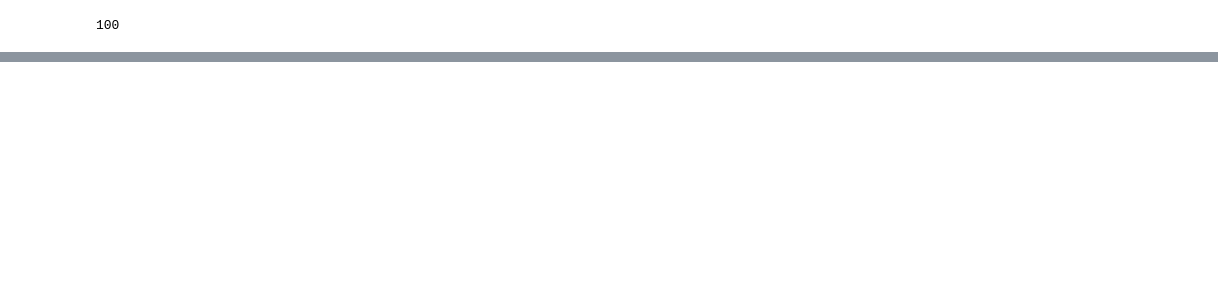
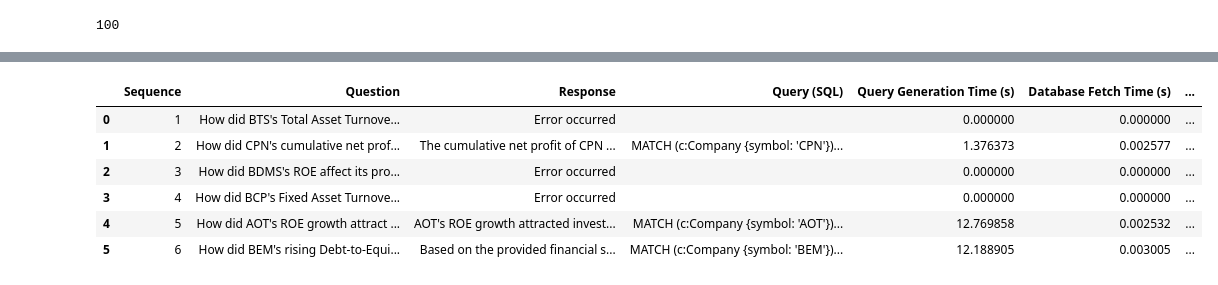
Before and after one commit to naphattha/A-Financial-Knowledge-Graph-Construction-from-SET50-Annual-Reports-scoretest, a Jupyter notebook: llm-chatbot-python_neo4j - ENG/test.ipynb, the cells around one changed output, grey strips where cells are left out. Saved outputs shown, nothing was run; the diff lists cells and outputs as text; code cells hidden in the pictures; blank space fills up the shorter version.

```diff
--- a/llm-chatbot-python_neo4j - ENG/test.ipynb
+++ b/llm-chatbot-python_neo4j - ENG/test.ipynb
@@ -145,0 +110,12 @@ len(questions_ENG_2)
+# %%
+# ตัวอย่างการทดสอบด้วย 100 คำถาม
+questions_ENG_2 = [
+    "How did BTS's Total Asset Turnover trend quarterly?",
+    "How did CPN's cumulative net profit change from 2019 to 2021?",
+    "How did BDMS's ROE affect its profitability?",
+    "How did BCP's Fixed Asset Turnover affect operating profit?",
+    "How did AOT's ROE growth attract investors?",
+    "How did BEM's rising Debt-to-Equity (D/E) ratio impact financial risk?"
+]
+# Check the length of questions_TH to ensure it includes 100 questions
+len(questions_ENG_2)
@@ -155,7 +138,7 @@ st.session_state.query_logs = []
 
 
 # Collect responses
-for idx, user_input in enumerate(questions_ENG, start=1):
+for idx, user_input in enumerate(questions_ENG_2, start=1):
     print(f"Processing Input {idx}: {user_input}")
     try:
         # Call chatbot logic to get the response, metadata, and error
@@ -194,11 +177,39 @@ for idx, user_input in enumerate(questions_ENG, start=1):
             "Error": str(e),
         })
 
-# # Export logs to CSV file if there are any logs
-# if st.session_state.query_logs:
-#     logs_df = pd.DataFrame(st.session_state.query_logs)
-#     logs_df.to_csv("query_logs_ENG_2.csv", index=False, encoding="utf-8-sig")
-#     print("Logs exported to query_logs.csv")
-# else:
-#     print("No logs to export.")
+logs_df = pd.DataFrame(st.session_state.query_logs)
+
+# Assuming logs_df is your input DataFrame
+# Drop rows where `Sequence` is NaN to remove unnecessary rows
+cleaned_df = logs_df.dropna(subset=["Sequence"])
+
+# Keep only relevant columns and rename them
+cleaned_df = cleaned_df.rename(columns={
+    "Sequence": "Sequence",
+    "Question": "Question",
+    "query": "query",
+    "Response": "Response",
+    "time": "time",
+    "error": "error"
+})
+
+# Fill any remaining NaN values with empty strings or zeros where appropriate
+cleaned_df = cleaned_df.fillna({
+    "query": "",
+    "Response": "",
+    "error": "",
+    "time": 0.0
+})
+
+# Convert the Sequence column to integers
+cleaned_df["Sequence"] = cleaned_df["Sequence"].astype(int)
+
+# Reset the index to clean up the DataFrame
+cleaned_df = cleaned_df.reset_index(drop=True)
+
+# Save the cleaned DataFrame to a CSV file
+cleaned_df.to_csv("cleaned_query_logs_new.csv", index=False, encoding="utf-8-sig")
+
+# Print the cleaned DataFrame
+cleaned_df
 # %% [output]
@@ -221,0 +233,7 @@ Error processing input 100: type NoneType doesn't define __round__ method
+|  | Sequence | Question | Response | Query (SQL) | Query Generation Time (s) | Database Fetch Time (s) | ... |
+| 0 | 1 | How did BTS's Total Asset Turnove... | Error occurred |  | 0.000000 | 0.000000 | ... |
+| 1 | 2 | How did CPN's cumulative net prof... | The cumulative net profit of CPN ... | MATCH (c:Company {symbol: 'CPN'})... | 1.376373 | 0.002577 | ... |
+| 2 | 3 | How did BDMS's ROE affect its pro... | Error occurred |  | 0.000000 | 0.000000 | ... |
+| 3 | 4 | How did BCP's Fixed Asset Turnove... | Error occurred |  | 0.000000 | 0.000000 | ... |
+| 4 | 5 | How did AOT's ROE growth attract ... | AOT's ROE growth attracted invest... | MATCH (c:Company {symbol: 'AOT'})... | 12.769858 | 0.002532 | ... |
+| 5 | 6 | How did BEM's rising Debt-to-Equi... | Based on the provided financial s... | MATCH (c:Company {symbol: 'BEM'})... | 12.188905 | 0.003005 | ... |
```
Also changed, not shown: parts of 11 cells of this notebook, 29 other files.
